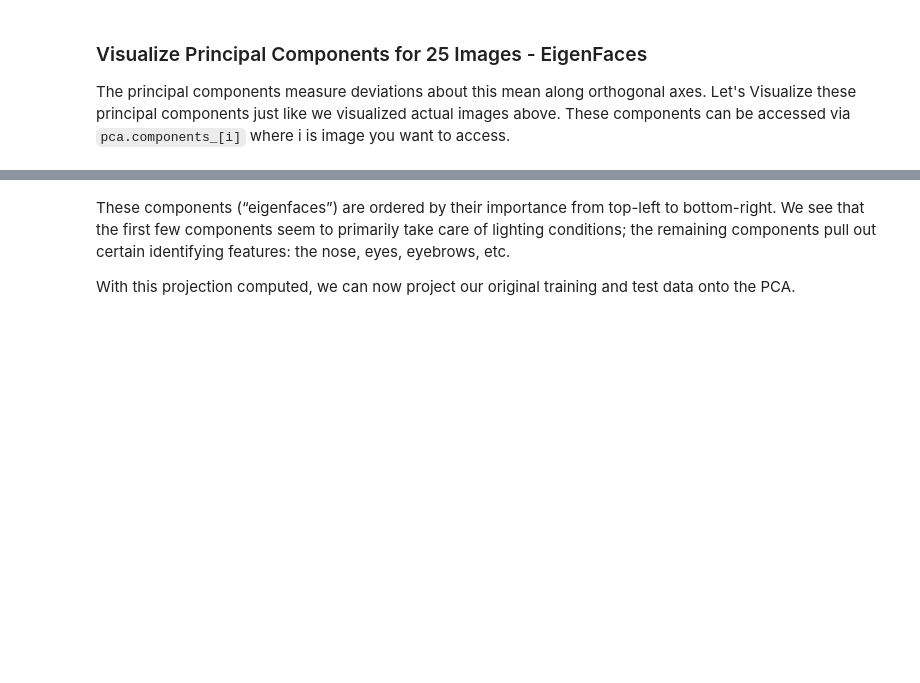
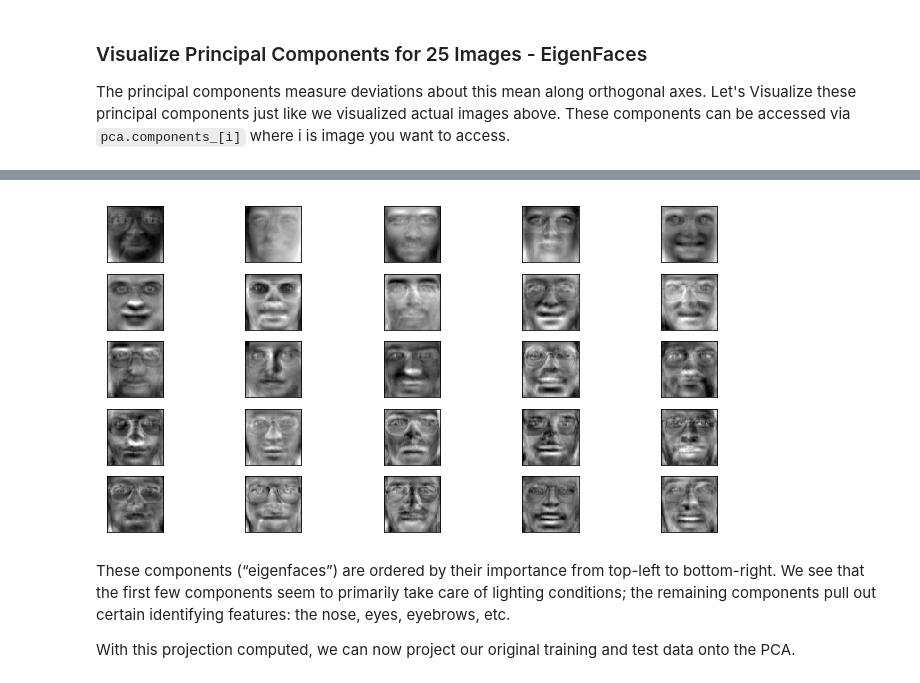
Before and after one commit to denisdunn/dsc-3-34-12-facial-recognition-with-pca-and-eigenfaces-lab-nyc-ds-career-031119, a Jupyter notebook: index.ipynb, the cells around one changed output, grey strips where cells are left out. Drawn from its saved outputs; the diff is of its cells as text; code cells hidden in the pictures; blank space fills up the shorter version.

```diff
--- a/index.ipynb
+++ b/index.ipynb
@@ -153,3 +145,17 @@ The principal components measure deviations about this mean along orthogonal axe
+# %%
+# Visualize Principal Components
+
+# Visualize Principal Components
+
+fig = plt.figure(figsize=(12, 6))
+for i in range(25):
+    ax = fig.add_subplot(5, 5, i + 1, xticks=[], yticks=[])
+    ax.imshow(pca.components_[i].reshape(faces.images[0].shape),
+              cmap=plt.cm.gray)
+
+# Code here
+# %% [output]
+[figure, added]
 # %% [markdown]
 These components (“eigenfaces”) are ordered by their importance from top-left to bottom-right. We see that the first few components seem to primarily take care of lighting conditions; the remaining components pull out certain identifying features: the nose, eyes, eyebrows, etc.
 
```
Also changed, not shown: parts of 1 cell of this notebook.
